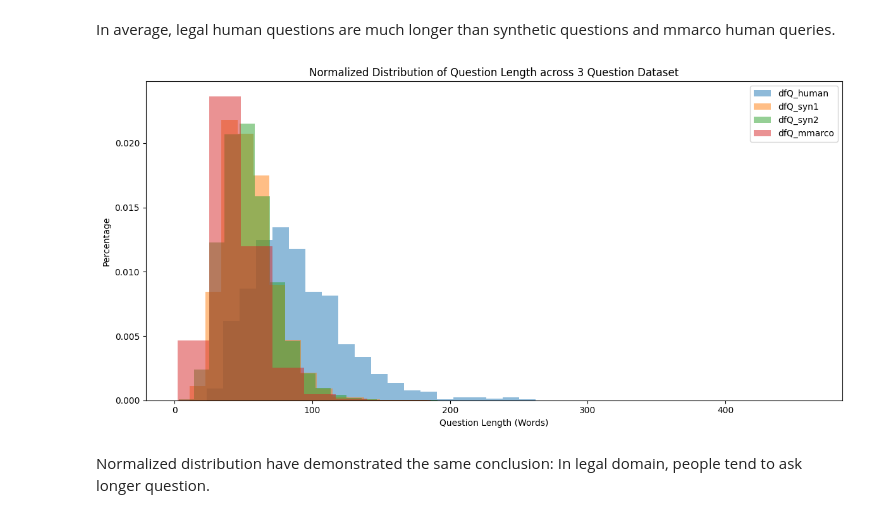
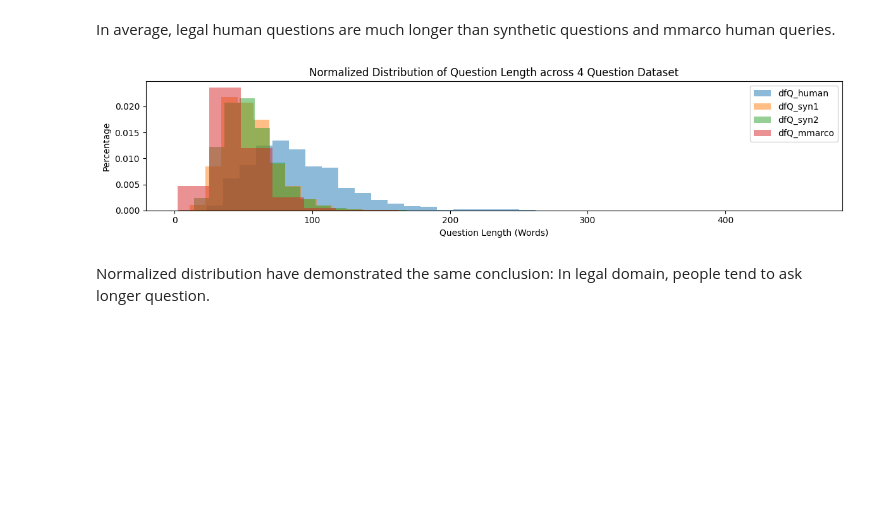
Before and after one commit to ymurong/Synthetic_Data_in_Legal_Retrieval, a Jupyter notebook: scripts/eda/Exploratory_Data_Analysis(Before_Experimentation).ipynb, the cells around one changed output. Drawn from its saved outputs; the diff is of its cells as text; code cells hidden in the pictures; blank space fills up the shorter version.

```diff
--- a/scripts/eda/Exploratory_Data_Analysis(Before_Experimentation).ipynb
+++ b/scripts/eda/Exploratory_Data_Analysis(Before_Experimentation).ipynb
@@ -166,23 +166,23 @@ plt.show()
 In average, legal human questions are much longer than synthetic questions and mmarco human queries.
 # %%
 # Plotting
-plt.figure(figsize=(12, 6))
+plt.figure(figsize=(12, 3))
 
 # Histograms for each DataFrame
 plt.hist(dfQ_human['Length'], alpha=0.5, label='dfQ_human', bins=20, density=True)
 plt.hist(dfQ_syn1['Length'], alpha=0.5, label='dfQ_syn1', bins=20, density=True)
 plt.hist(dfQ_syn2['Length'], alpha=0.5, label='dfQ_syn2', bins=20, density=True)
 plt.hist(dfQ_mmarco['Length'], alpha=0.5, label='dfQ_mmarco', bins=20, density=True)
 
-plt.title('Normalized Distribution of Question Length across 3 Question Dataset')
+plt.title('Normalized Distribution of Question Length across 4 Question Dataset')
 plt.xlabel('Question Length (Words)')
 plt.ylabel('Percentage')
 plt.legend()
 plt.tight_layout()
 plt.savefig('Normalized Distribution of Question Lengths.pdf')
 plt.show()
 # %% [output]
-[figure, old version]
+[figure, new version]
 # %% [markdown]
 Normalized distribution have demonstrated the same conclusion: In legal domain, people tend to ask longer question.
 # %% [markdown]
```
Also changed, not shown: parts of 13 cells of this notebook, 18 other files.
